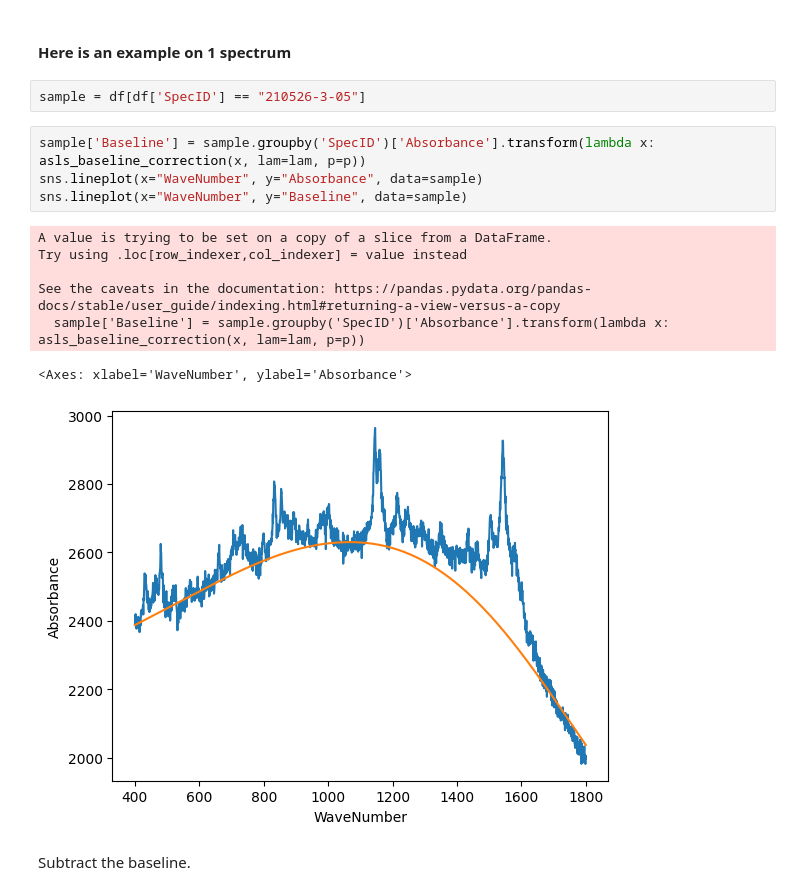
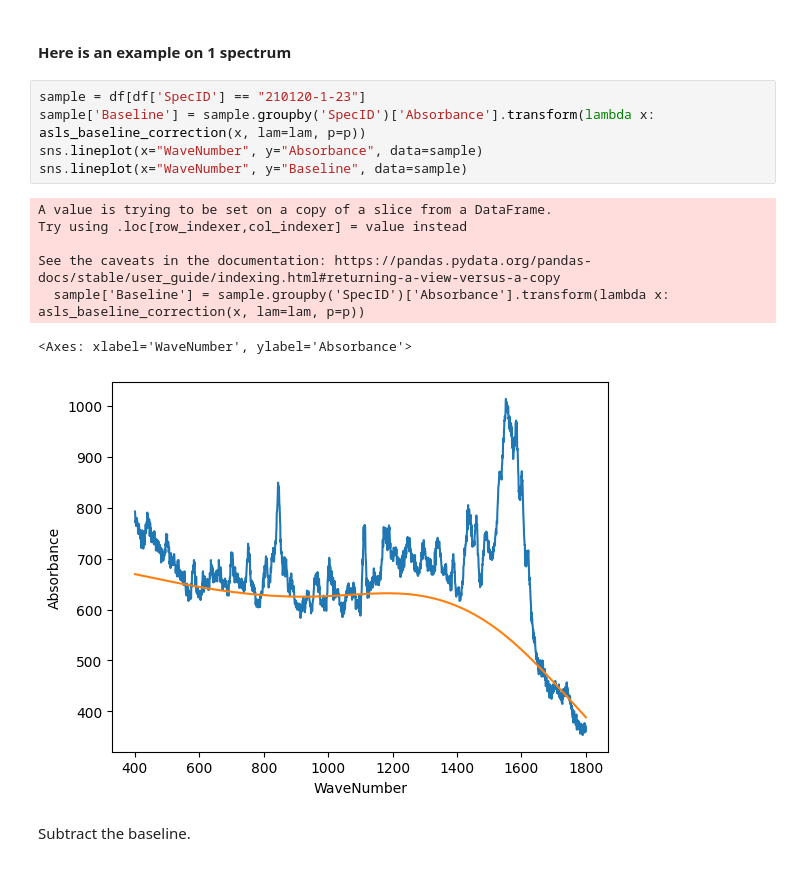
Before and after one commit to Spuced/Final_Year_Project_Github_Clone, a Jupyter notebook: feature_engineering/quick_spectra_cleaning.ipynb, the cells around one changed output. Cells and saved outputs as stored; diff of their text form.

```diff
--- a/feature_engineering/quick_spectra_cleaning.ipynb
+++ b/feature_engineering/quick_spectra_cleaning.ipynb
@@ -119,20 +119,19 @@ window_size = 45
 poly_order = 2
 # %% [markdown]
 #### **Here is an example on 1 spectrum**
-# %%
-sample = df[df['SpecID'] == "210526-3-05"]
 # %%
+sample = df[df['SpecID'] == "210120-1-23"]
 sample['Baseline'] = sample.groupby('SpecID')['Absorbance'].transform(lambda x: asls_baseline_correction(x, lam=lam, p=p))
 sns.lineplot(x="WaveNumber", y="Absorbance", data=sample)
 sns.lineplot(x="WaveNumber", y="Baseline", data=sample)
 # %% [output]
 A value is trying to be set on a copy of a slice from a DataFrame.
 Try using .loc[row_indexer,col_indexer] = value instead
 
 See the caveats in the documentation: https://pandas.pydata.org/pandas-docs/stable/user_guide/indexing.html#returning-a-view-versus-a-copy
   sample['Baseline'] = sample.groupby('SpecID')['Absorbance'].transform(lambda x: asls_baseline_correction(x, lam=lam, p=p))
 <Axes: xlabel='WaveNumber', ylabel='Absorbance'>
-[figure, old version]
+[figure, new version]
 # %% [markdown]
 Subtract the baseline.
 # %%
```
Also changed, not shown: parts of 2 cells of this notebook.
